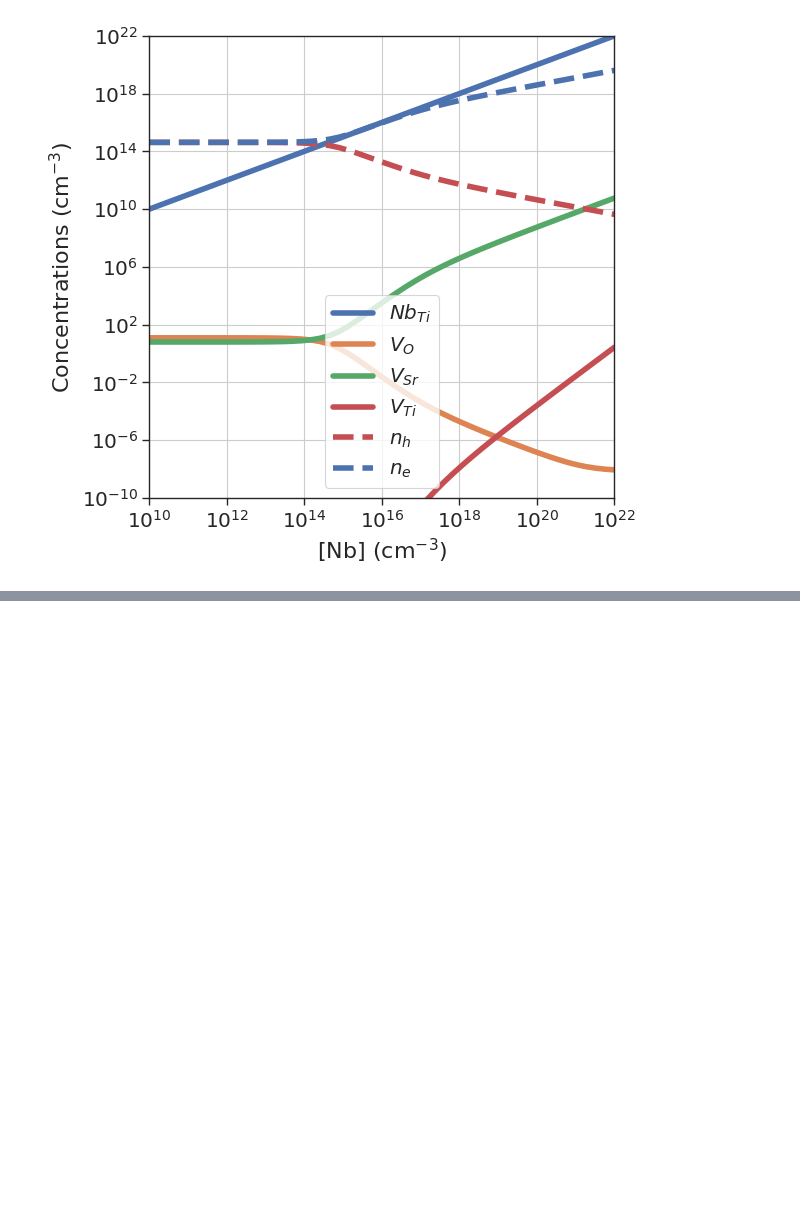
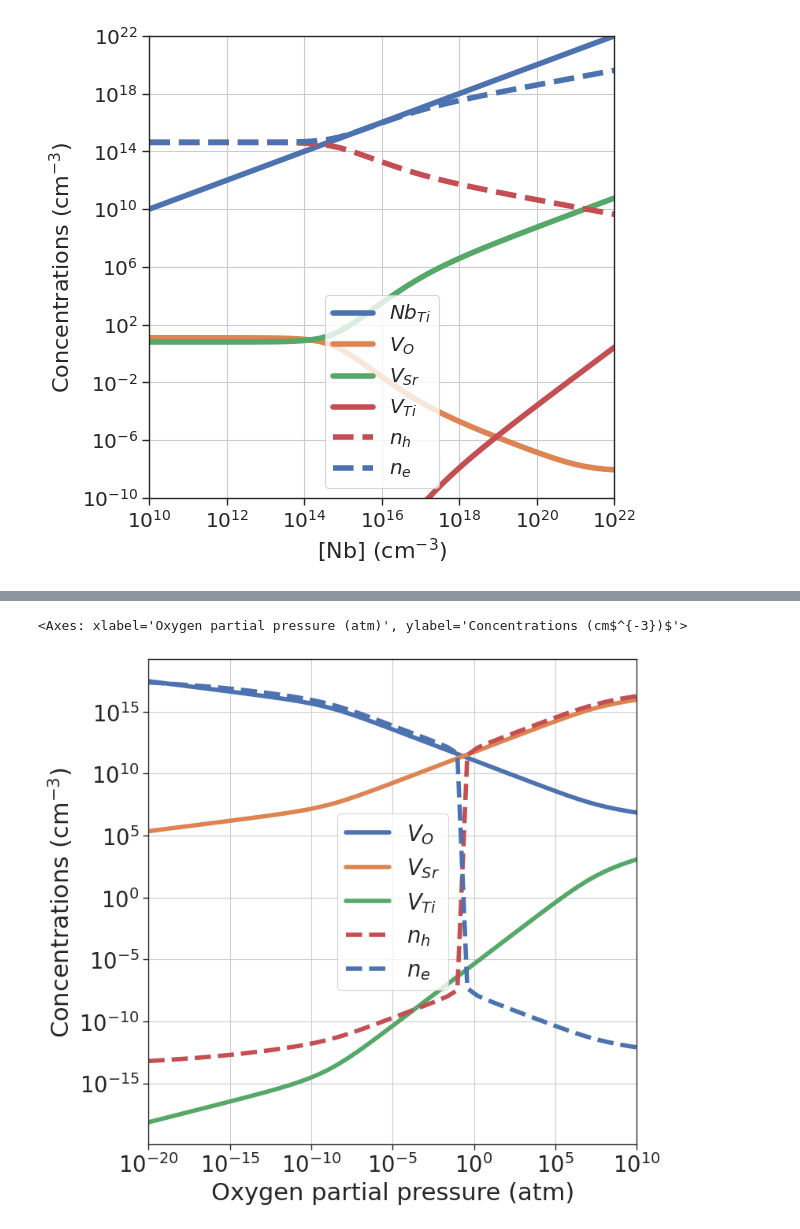
Before and after one commit to lorenzo-villa-hub/defermi, a Jupyter notebook: tutorials/plotter.ipynb, the cells around one changed output, grey strips where cells are left out. Cells and saved outputs as stored; diff of their text form; code cells hidden in the pictures; blank space fills up the shorter version.

```diff
--- a/tutorials/plotter.ipynb
+++ b/tutorials/plotter.ipynb
@@ -140,0 +156,7 @@ plt.grid()
+# %%
+da_int = da.filter_entries(exclude=True,elements=['Fe','Nb'])
+precursors = {'SrO':-10,'TiO2':-22}
+da_int.plot_brouwer_diagram(bulk_dos=bulk_dos,temperature=1300,quench_temperature=300,precursors=precursors,oxygen_ref=-4.95)
+# %% [output]
+<Axes: xlabel='Oxygen partial pressure (atm)', ylabel='Concentrations (cm$^{-3})$'>
+[figure, added]
```
Also changed, not shown: parts of 5 cells of this notebook, 1 other file.
